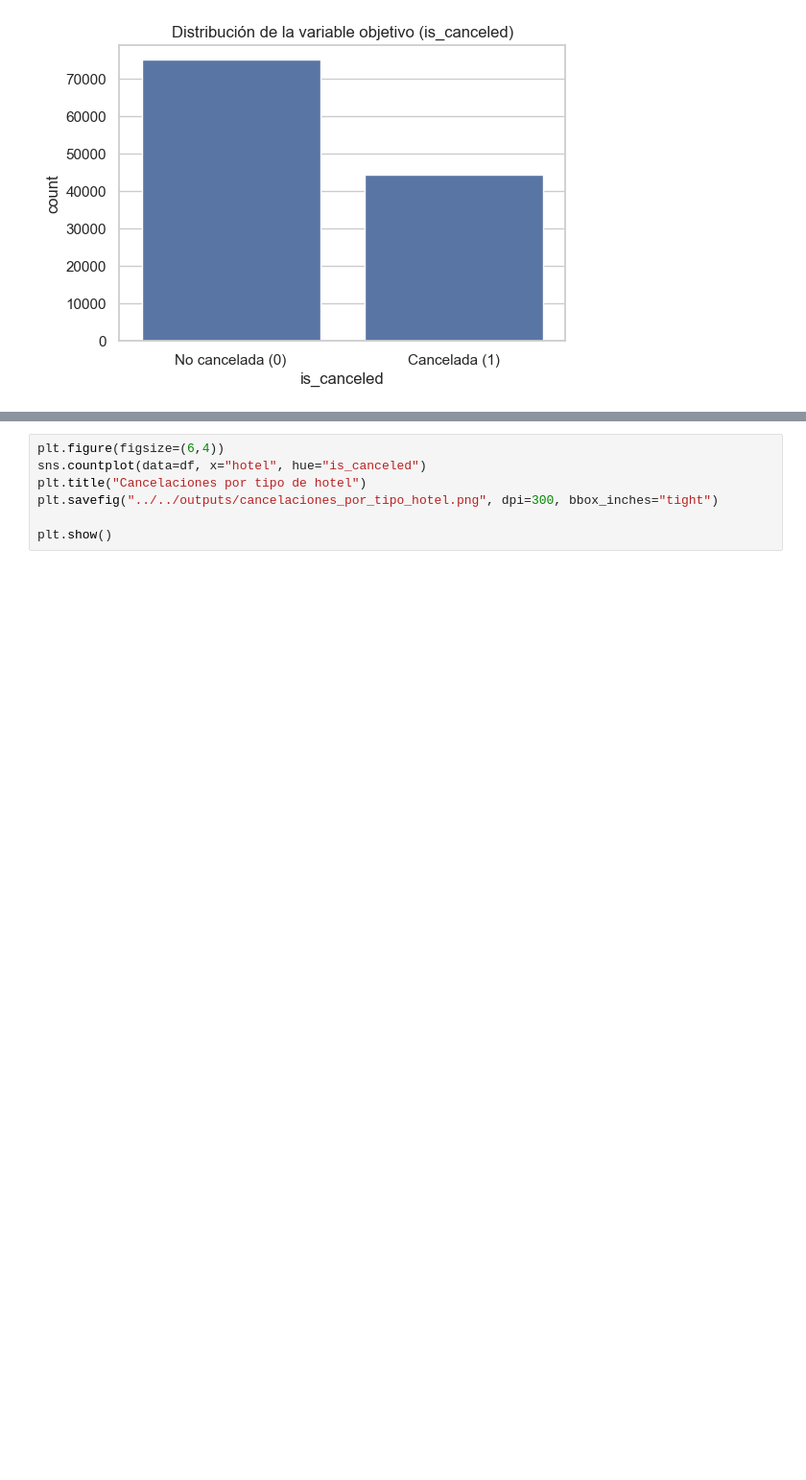
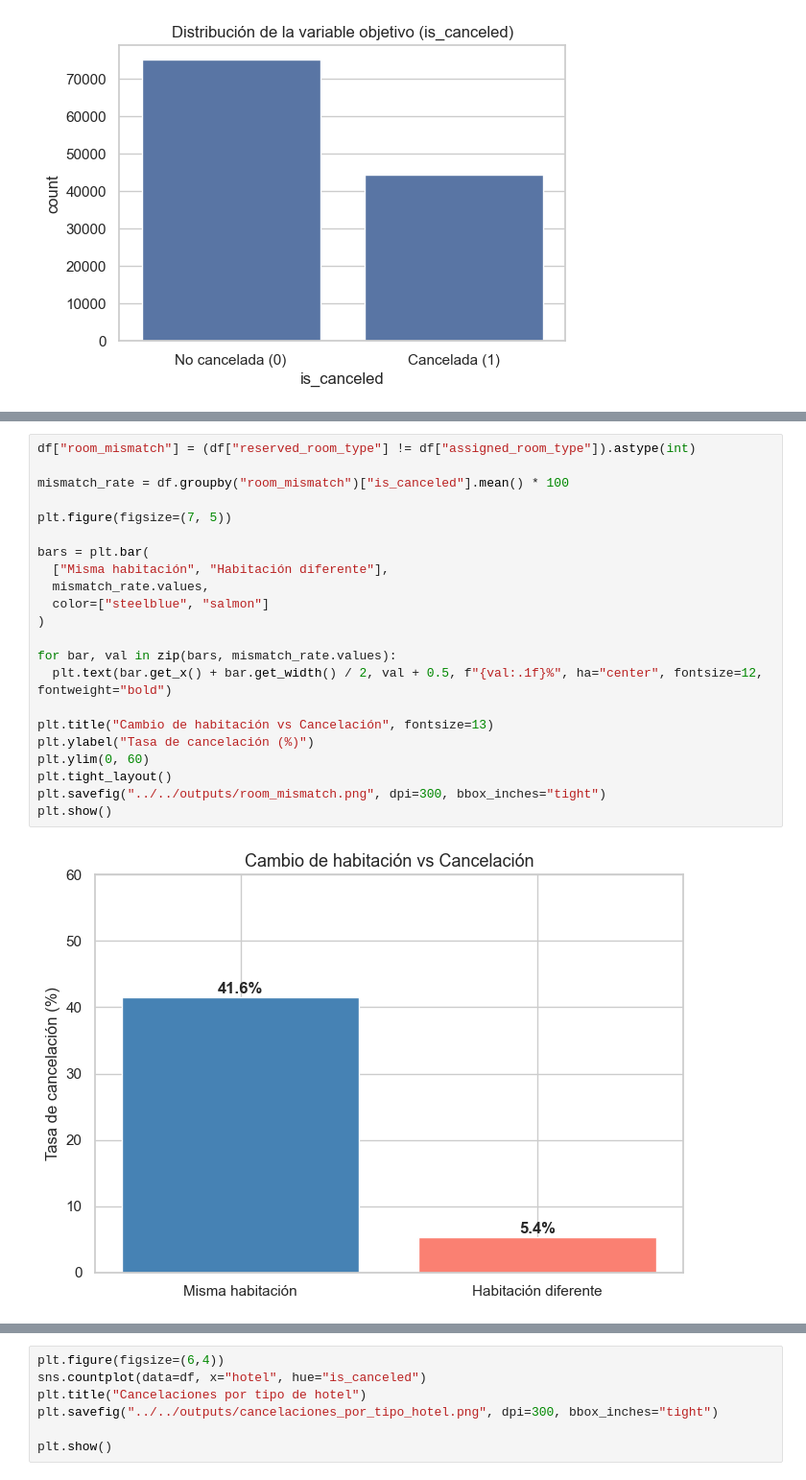
Before and after one commit to alexdesousa7/ML-Practica-Only, a Jupyter notebook: notebooks/exploracion/eda_inicial.ipynb, the cells around one changed output, grey strips where cells are left out. Shown at 96% size. Drawn from its saved outputs; the diff is of its cells as text; blank space fills up the shorter version.

```diff
--- a/notebooks/exploracion/eda_inicial.ipynb
+++ b/notebooks/exploracion/eda_inicial.ipynb
@@ -122,0 +248,24 @@ dtype: int64
+# %%
+df["room_mismatch"] = (df["reserved_room_type"] != df["assigned_room_type"]).astype(int)
+
+mismatch_rate = df.groupby("room_mismatch")["is_canceled"].mean() * 100
+
+plt.figure(figsize=(7, 5))
+
+bars = plt.bar(
+  ["Misma habitación", "Habitación diferente"],
+  mismatch_rate.values,
+  color=["steelblue", "salmon"]
+)
+
+for bar, val in zip(bars, mismatch_rate.values):
+  plt.text(bar.get_x() + bar.get_width() / 2, val + 0.5, f"{val:.1f}%", ha="center", fontsize=12, fontweight="bold")
+
+plt.title("Cambio de habitación vs Cancelación", fontsize=13)
+plt.ylabel("Tasa de cancelación (%)")
+plt.ylim(0, 60)
+plt.tight_layout()
+plt.savefig("../../outputs/room_mismatch.png", dpi=300, bbox_inches="tight")
+plt.show()
+# %% [output]
+[figure, added]
```
Also changed, not shown: parts of 58 cells of this notebook, 11 other files.
